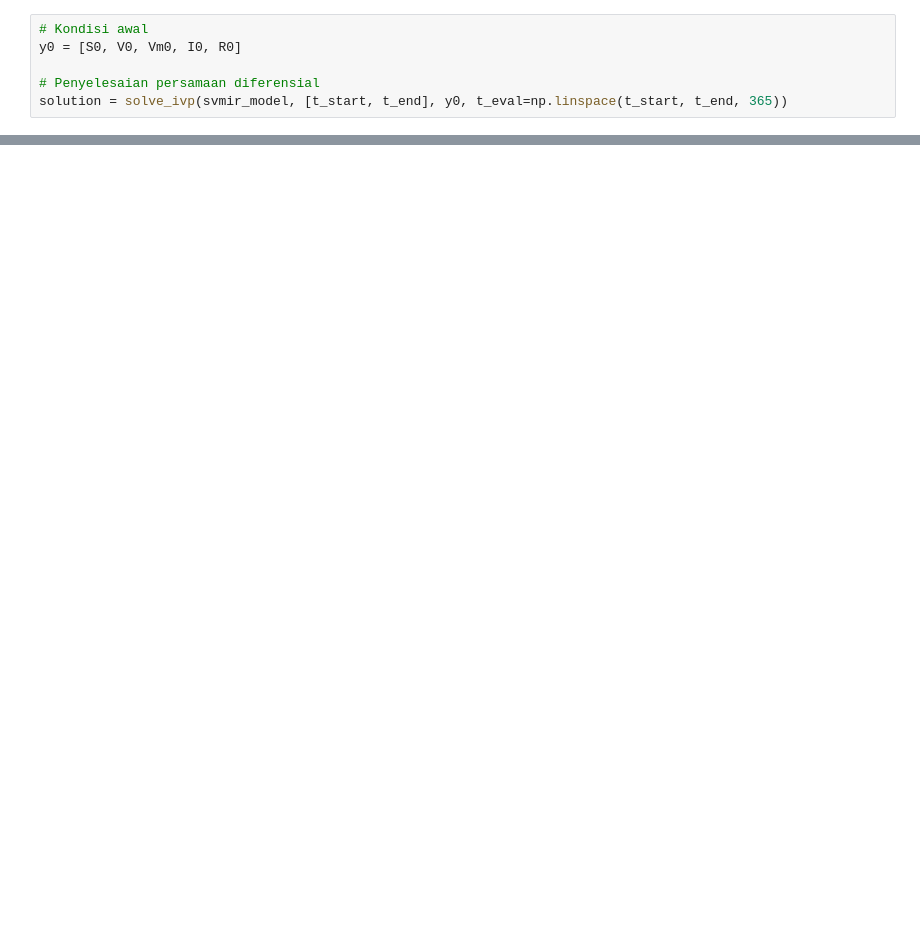
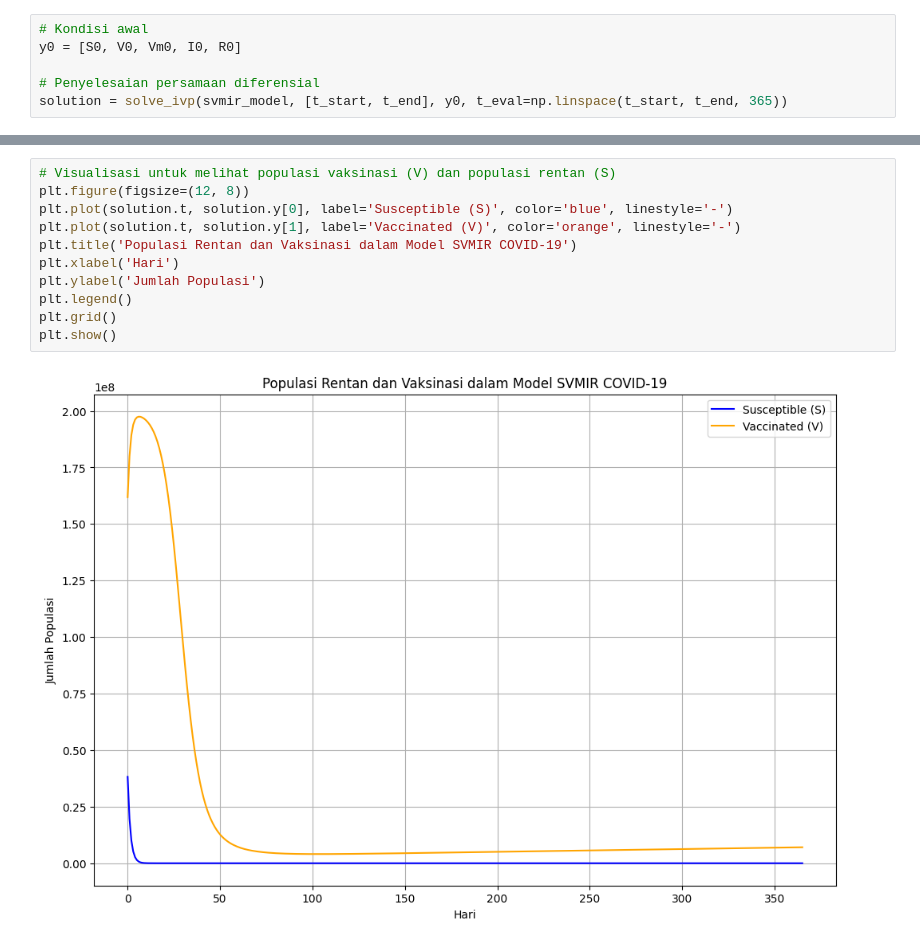
Before and after one commit to gbennnn/sir-model-covid19, a Jupyter notebook: code/sir-model-data-real.ipynb, the cells around one changed output, grey strips where cells are left out. Drawn from its saved outputs; the diff is of its cells as text; blank space fills up the shorter version.

```diff
--- a/code/sir-model-data-real.ipynb
+++ b/code/sir-model-data-real.ipynb
@@ -59,0 +74,13 @@ plt.show()
+# %%
+# Visualisasi untuk melihat populasi vaksinasi (V) dan populasi rentan (S)
+plt.figure(figsize=(12, 8))
+plt.plot(solution.t, solution.y[0], label='Susceptible (S)', color='blue', linestyle='-')
+plt.plot(solution.t, solution.y[1], label='Vaccinated (V)', color='orange', linestyle='-')
+plt.title('Populasi Rentan dan Vaksinasi dalam Model SVMIR COVID-19')
+plt.xlabel('Hari')
+plt.ylabel('Jumlah Populasi')
+plt.legend()
+plt.grid()
+plt.show()
+# %% [output]
+[figure, added]
```
Also changed, not shown: parts of 6 cells of this notebook, 2 other files.
